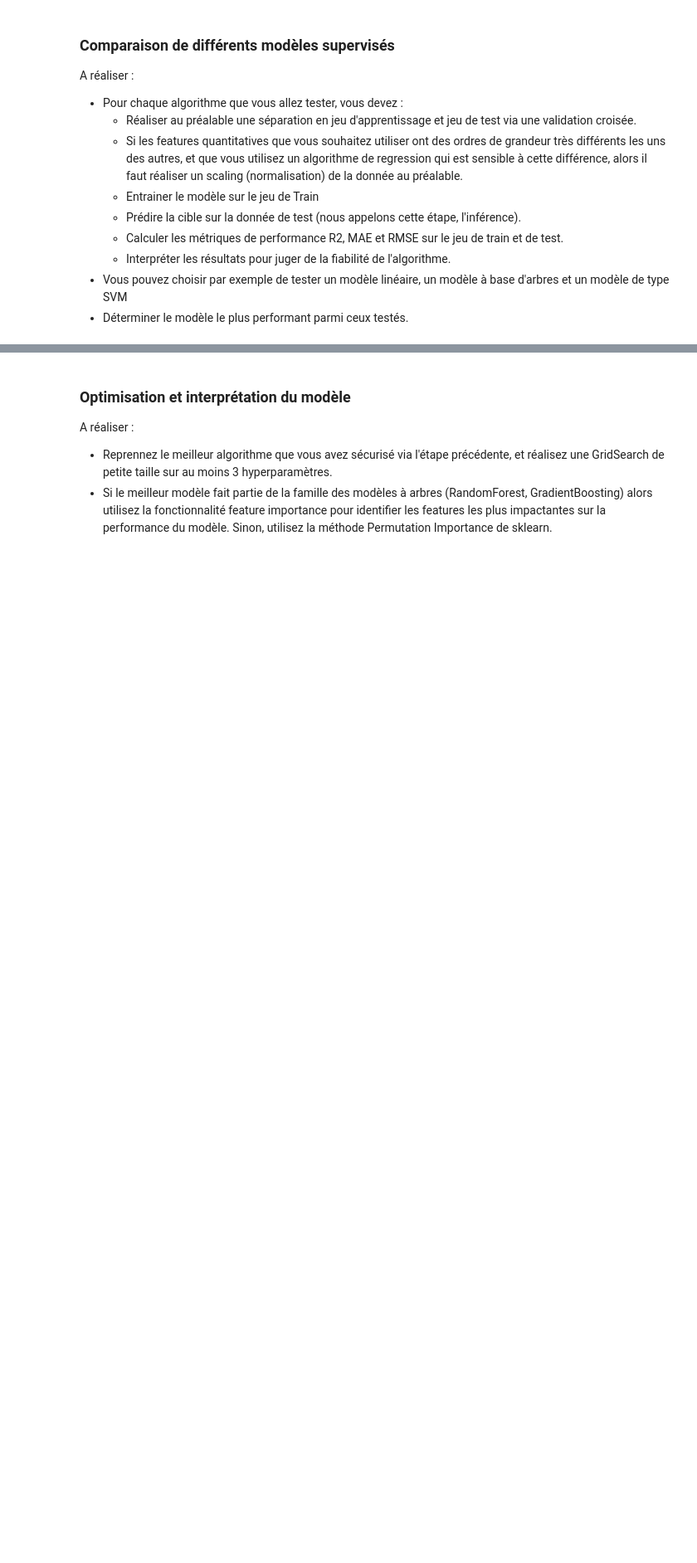
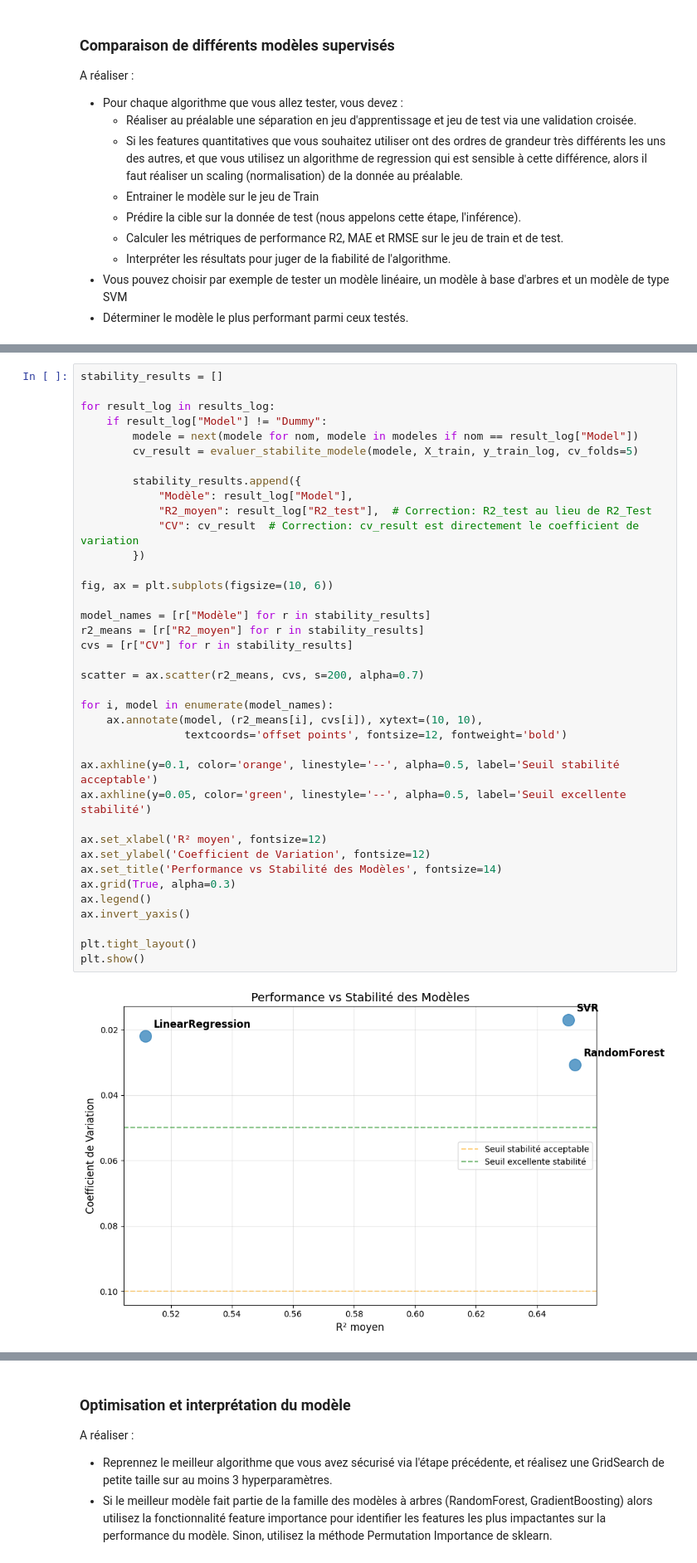
Before and after one commit to Christophe-Ringot/OC_P3_seattle, a Jupyter notebook: 02_model.ipynb, the cells around one changed output, grey strips where cells are left out. Shown at 83% size. Saved outputs shown, nothing was run; the diff lists cells and outputs as text; blank space fills up the shorter version.

```diff
--- a/02_model.ipynb
+++ b/02_model.ipynb
@@ -297,0 +255,40 @@ Amélioration: 0.0259
+# %%
+stability_results = []
+
+for result_log in results_log:
+    if result_log["Model"] != "Dummy":
+        modele = next(modele for nom, modele in modeles if nom == result_log["Model"])
+        cv_result = evaluer_stabilite_modele(modele, X_train, y_train_log, cv_folds=5)
+
+        stability_results.append({
+            "Modèle": result_log["Model"],
+            "R2_moyen": result_log["R2_test"],  # Correction: R2_test au lieu de R2_Test
+            "CV": cv_result  # Correction: cv_result est directement le coefficient de variation
+        })
+
+fig, ax = plt.subplots(figsize=(10, 6))
+
+model_names = [r["Modèle"] for r in stability_results]
+r2_means = [r["R2_moyen"] for r in stability_results]
+cvs = [r["CV"] for r in stability_results]
+
+scatter = ax.scatter(r2_means, cvs, s=200, alpha=0.7)
+
+for i, model in enumerate(model_names):
+    ax.annotate(model, (r2_means[i], cvs[i]), xytext=(10, 10),
+                textcoords='offset points', fontsize=12, fontweight='bold')
+
+ax.axhline(y=0.1, color='orange', linestyle='--', alpha=0.5, label='Seuil stabilité acceptable')
+ax.axhline(y=0.05, color='green', linestyle='--', alpha=0.5, label='Seuil excellente stabilité')
+
+ax.set_xlabel('R² moyen', fontsize=12)
+ax.set_ylabel('Coefficient de Variation', fontsize=12)
+ax.set_title('Performance vs Stabilité des Modèles', fontsize=14)
+ax.grid(True, alpha=0.3)
+ax.legend()
+ax.invert_yaxis()
+
+plt.tight_layout()
+plt.show()
+# %% [output]
+[figure, added]
```
Also changed, not shown: parts of 17 cells of this notebook, 9 other files.
